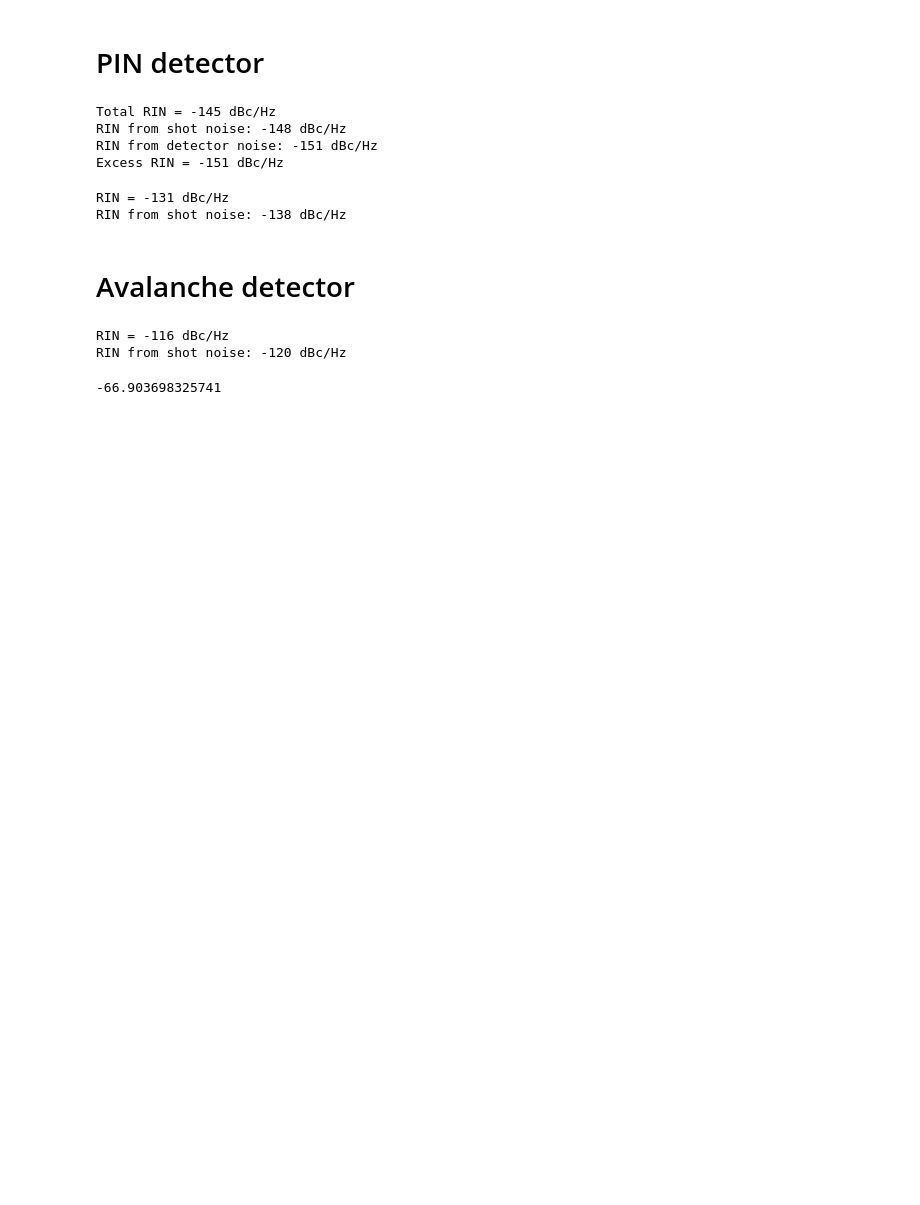
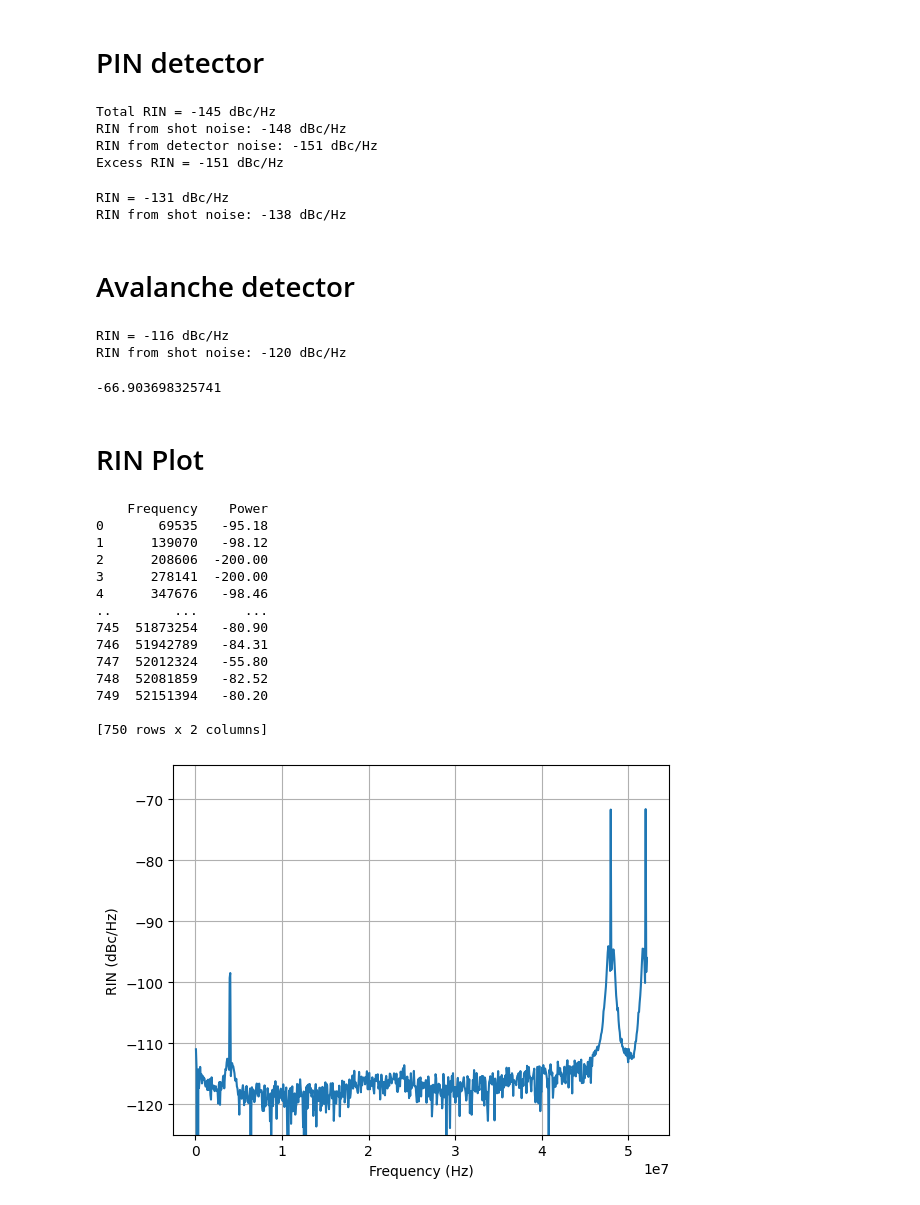
Before and after one commit to Seabear-attack/dev-table, a Jupyter notebook: Dual Comb/rin.ipynb, the cells around one changed output. Saved outputs shown, nothing was run; the diff lists cells and outputs as text; code cells hidden in the pictures; blank space fills up the shorter version.

Commit message:
Add RIN plot generation

```diff
--- a/Dual Comb/rin.ipynb
+++ b/Dual Comb/rin.ipynb
@@ -82,3 +82,57 @@ RIN from shot noise: -120 dBc/Hz
 print(10 * log10(1.02e-8/50 * 1000))
 # %% [output]
 -66.903698325741
+# %% [markdown]
+# RIN Plot
+# %%
+import matplotlib.pyplot as plt
+import pandas as pd
+from numpy import log10
+from scipy.constants import Planck as h
+from scipy.constants import speed_of_light as c
+file_in = pd.read_csv(r"Z:\Research Projects\UVDCS\Data\4-20-2026\rin_trace.csv", skiprows=1544, index_col=False, header=0, names=['Frequency', 'Power'])
+file_in = file_in[:-2]
+
+print(file_in)
+
+electrical_noise_dBm = pd.to_numeric(file_in['Power']).to_numpy()
+frequencies_hz = pd.to_numeric(file_in['Frequency']).to_numpy()
+
+rbw = 10e3
+v_dc = 13.8e-3
+resistance = 50
+trans_gain = 5e3
+photon_multiplier = 1
+ion_ratio = .05 # guess
+responsivity = .27 # Responsivity @ target wavelength (A/W)
+center_wavelength = 550e-9
+# excess_noise = ion_ratio * photon_multiplier + (1-ion_ratio) * (2- 1/photon_multiplier)
+excess_noise = 1
+
+rin_dBc = 10 * log10 (resistance/(1000 * v_dc**2 * rbw))+electrical_noise_dBm
+power_in = v_dc / trans_gain / responsivity
+rin_shot= 2 * h * c * excess_noise**.5 / center_wavelength / power_in
+rin_shot_dBc = 10 * log10( rin_shot)
+# print(f'RIN = {rin_dBc:.0f} dBc/Hz')
+# print(f'RIN from shot noise: {rin_shot_dBc:.0f} dBc/Hz')
+plt.plot(frequencies_hz, rin_dBc)
+plt.xlabel('Frequency (Hz)')
+plt.ylabel('RIN (dBc/Hz)')
+plt.ylim(-125,)
+plt.grid()
+# %% [output]
+    Frequency    Power
+0       69535   -95.18
+1      139070   -98.12
+2      208606  -200.00
+3      278141  -200.00
+4      347676   -98.46
+..        ...      ...
+745  51873254   -80.90
+746  51942789   -84.31
+747  52012324   -55.80
+748  52081859   -82.52
+749  52151394   -80.20
+
+[750 rows x 2 columns]
+[figure, added]
```
